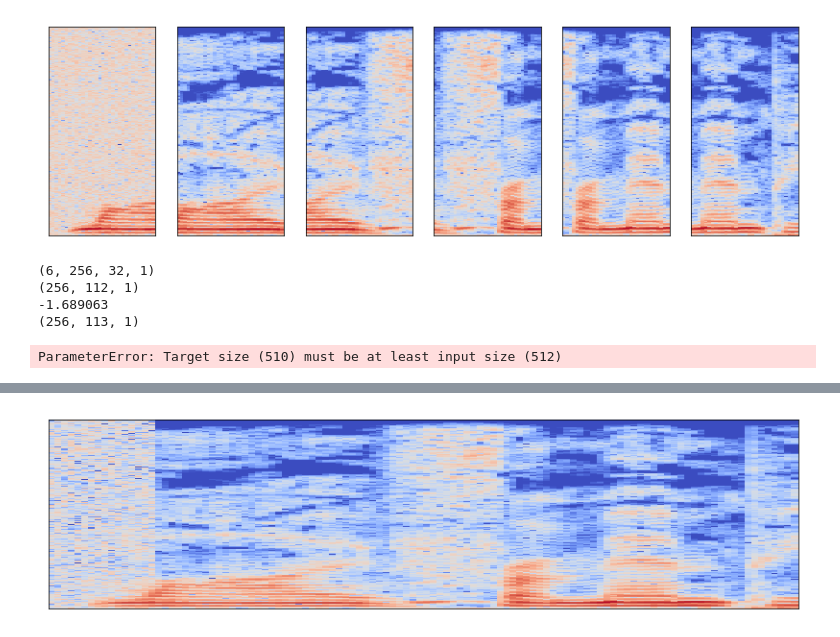
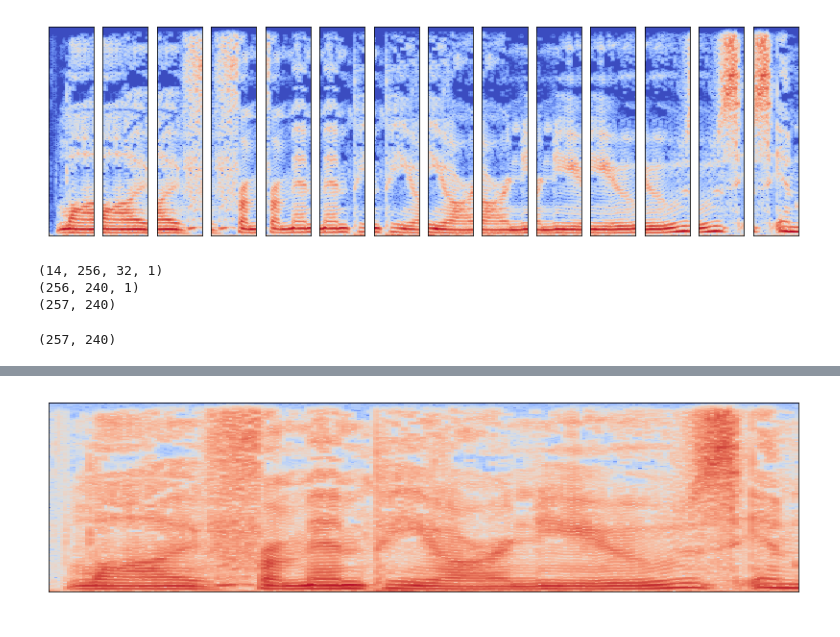
Before and after one commit to Christie22/SingleChannelDenoising, a Jupyter notebook: notebooks/experiment_fragmentation_preproc.ipynb, the cells around one changed output, grey strips where cells are left out. Saved outputs shown, nothing was run; the diff lists cells and outputs as text; code cells hidden in the pictures.

```diff
--- a/notebooks/experiment_fragmentation_preproc.ipynb
+++ b/notebooks/experiment_fragmentation_preproc.ipynb
@@ -11,12 +11,18 @@ import IPython.display as ipd
 
 sys.path.append("../libs/")
 from processing import make_fragments, unmake_fragments, s_to_power, power_to_s
+# %%
+def P2R(radii, angles):
+    return radii * np.exp(1j*angles)
+
+def R2P(x):
+    return np.abs(x), np.angle(x)
 # %%
 n_fft = 512
 win = n_fft
 hop = win // 4
 
-x, sr = lr.load('/data/riccardo_datasets/npr_news/train/newscast230841.wav', sr=None, duration=1, offset=2)
+x, sr = lr.load('/data/riccardo_datasets/npr_news/train/newscast230841.wav', sr=None, duration=2, offset=2)
 s = lr.stft(x, n_fft=n_fft, hop_length=hop, win_length=win)
 
 print(x.shape)
@@ -30,11 +36,12 @@ frag_win = lr.time_to_frames(0.275, sr=sr, hop_length=hop, n_fft=win)
 print(frag_hop, frag_win)
 
 s_power = s_to_power(s)
+_, phase = R2P(s)
 frags = np.array(make_fragments(s_power, frag_hop_len=frag_hop, frag_win_len=frag_win))
 
-# APPLY NOISE TO A FRAG!!!
+# APPLY NOISE TO FRAGs!!!
 sh = frags.shape
-frags[0] += np.random.randn(*sh[1:])*0.5
+#frags[:3] += np.random.randn(*sh[1:])*0.5
 
 print(frags.shape)
 # %% [output]
@@ -56,7 +63,7 @@ for i in range(n):
     lrd.specshow(lr.power_to_db(np.abs(frags[i,...,0])))
     # ipd.Audio(x, rate=sr)
 # %% [output]
-[figure, old version]
+[figure, new version]
 # %%
 def unmake_fragments(s_frag, frag_hop_len, frag_win_len):
     # store input shape
@@ -76,20 +83,22 @@ def unmake_fragments(s_frag, frag_hop_len, frag_win_len):
 # %%
 s_power_sig = unmake_fragments(frags, frag_hop_len=frag_hop, frag_win_len=frag_win)
 
-s_sig = power_to_s(s_power_sig)
+s_sig_abs = power_to_s(np.abs(s_power_sig))
+s_sig_len = s_sig_abs.shape[1]
+s_sig = P2R(s_sig_abs, phase[:,:s_sig_len])
 print(s_sig.shape)
 sig = lr.istft(s_sig, hop_length=hop, win_length=win)
 # %% [output]
-(6, 256, 32, 1)
-(256, 112, 1)
--1.689063
-(256, 113, 1)
+(14, 256, 32, 1)
+(256, 240, 1)
+(257, 240)
-ParameterError: Target size (510) must be at least input size (512)
 # %%
 plt.figure(figsize=(14, 8))
 plt.subplot(211)
-lrd.specshow(lr.amplitude_to_db(np.abs(s_sig)))
+print(s_sig.shape)
+lrd.specshow(lr.power_to_db(np.abs(s_sig)))
 ipd.Audio(sig, rate=sr)
 # %% [output]
+(257, 240)
 [interactive output not drawn]
-[figure, old version]
+[figure, new version]
```
Also changed, not shown: parts of 5 cells of this notebook, 2 other files.
